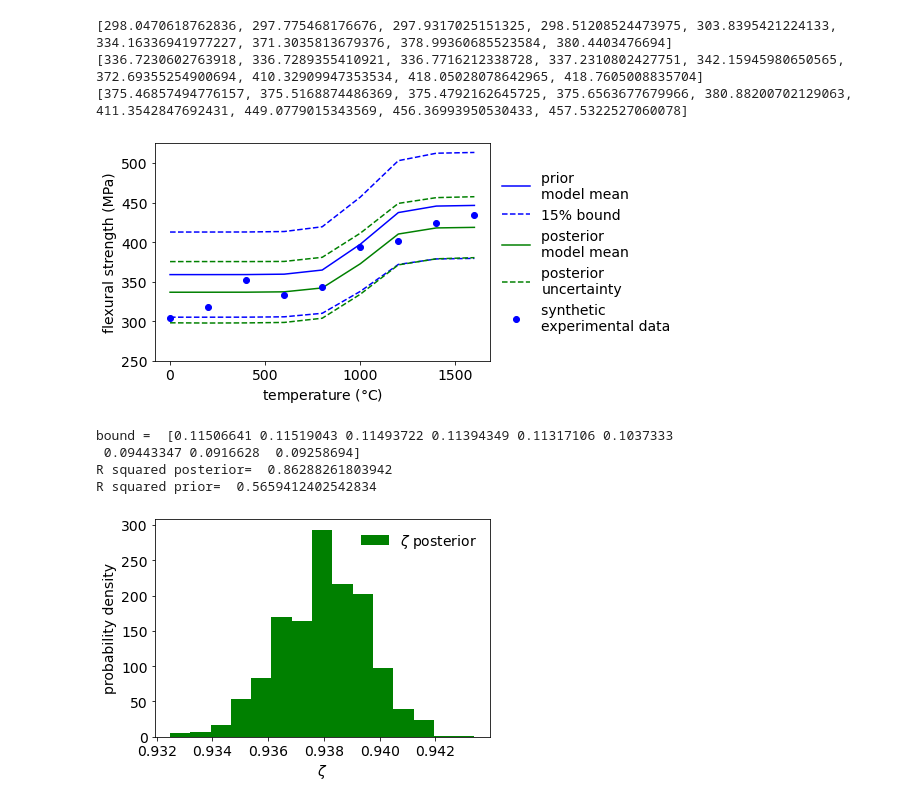
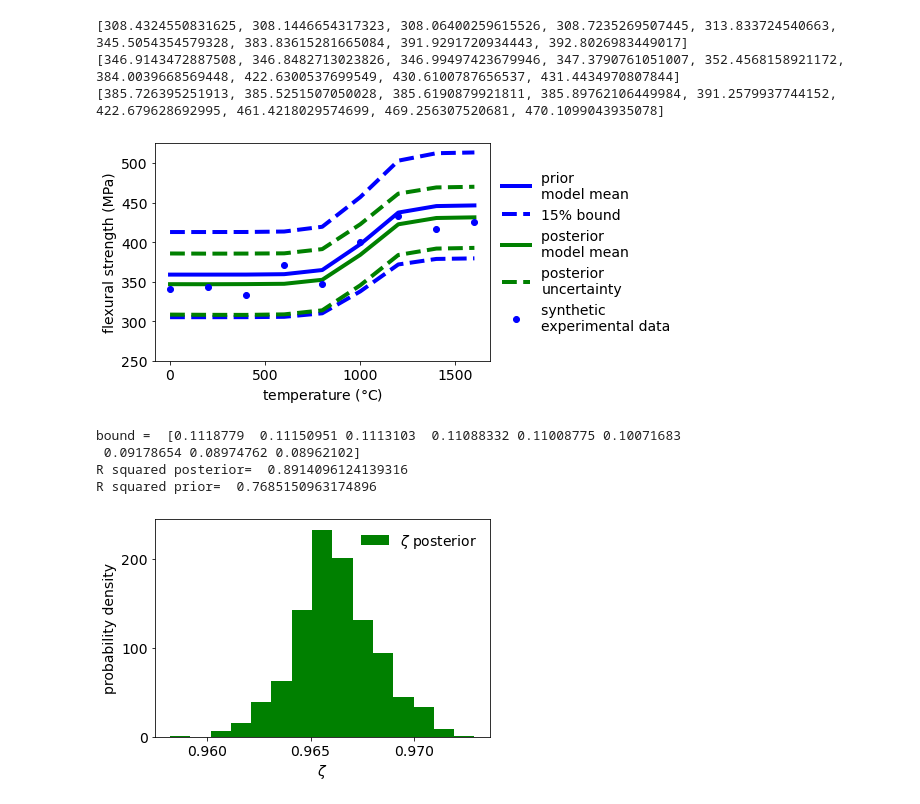
Before and after one commit to ChenReaction/managing_uncertainty, a Jupyter notebook: Bayes_flex_strength_20220916.ipynb, the cells around one changed output. Drawn from its saved outputs; the diff is of its cells as text; code cells hidden in the pictures.

```diff
--- a/Bayes_flex_strength_20220916.ipynb
+++ b/Bayes_flex_strength_20220916.ipynb
@@ -34,8 +34,8 @@ class ip:
     mu_prior = np.array([1.0])
     cov_prior = np.array([1.0])
 
-    synth_exp = np.array([303.78800408, 317.47338596, 351.81246919, 333.06652442, 343.87121988,
-                    393.48889663, 401.80579517, 424.7875635, 433.83970035])
+    synth_exp = np.array([341.34307562, 343.39421741, 332.72204114, 370.54835985,
+                      347.52350974, 400.16028132, 432.76704837, 417.17647725, 425.15201902])
     Q_mu = np.array([0])
     Q_cov = cov_prior
     #main function to get samples
@@ -141,19 +141,19 @@ print(FS_lower_bound)
 print(FS_mean)
 print(FS_upper_bound)
 
-synth_exp = np.array([303.78800408, 317.47338596, 351.81246919, 333.06652442, 343.87121988,
-                    393.48889663, 401.80579517, 424.7875635, 433.83970035])
+synth_exp = np.array([341.34307562, 343.39421741, 332.72204114, 370.54835985,
+                      347.52350974, 400.16028132, 432.76704837, 417.17647725, 425.15201902])
 
 FS = 359+87.6/(1+np.exp(-0.012*(T-1020.67)))
 FS_upper_15_percent = 1.15*359+1.15*87.6/(1+np.exp(-0.012*(T-1020.67)))
 FS_lower_15_percent = 0.85*359+0.85*87.6/(1+np.exp(-0.012*(T-1020.67)))
 
-plt.plot(T,FS,'b',label = 'prior \nmodel mean')
-plt.plot(T,FS_upper_15_percent,'b--', label = '15% bound')
-plt.plot(T,FS_lower_15_percent,'b--')
-plt.plot(T,FS_mean,'g',label = 'posterior \nmodel mean')
-plt.plot(T,FS_upper_bound,'g--', label = 'posterior \nuncertainty')
-plt.plot(T,FS_lower_bound,'g--')
+plt.plot(T,FS,'b', linewidth = 4, label = 'prior \nmodel mean')
+plt.plot(T,FS_upper_15_percent,'b--', linewidth = 4, label = '15% bound')
+plt.plot(T,FS_lower_15_percent,'b--',linewidth = 4)
+plt.plot(T,FS_mean,'g',linewidth = 4,label = 'posterior \nmodel mean')
+plt.plot(T,FS_upper_bound,'g--',linewidth = 4, label = 'posterior \nuncertainty')
+plt.plot(T,FS_lower_bound,'g--',linewidth = 4)
 plt.plot(T,synth_exp,'bo',label = 'synthetic \nexperimental data') #standard deviation 20 MPa
 plt.ylim([250,525])
 # Put a legend to the right of the current axis
@@ -161,32 +161,34 @@ plt.legend(loc='center left', bbox_to_anchor=(1, 0.5),frameon=False)
 #plt.legend(loc='upper left')
 plt.ylabel(r'flexural strength (MPa)')
 plt.xlabel(r'temperature ($\degree$C)')
-plt.savefig('Bayes_flexural_strength_shifted_down.png',dpi=300,bbox_inches='tight')
+plt.savefig('Bayes_flexural_strength_centered.png',dpi=300,bbox_inches='tight')
 # %% [output]
-[298.0470618762836, 297.775468176676, 297.9317025151325, 298.51208524473975, 303.8395421224133, 334.16336941977227, 371.3035813679376, 378.99360685523584, 380.4403476694]
-[336.7230602763918, 336.7289355410921, 336.7716212338728, 337.2310802427751, 342.15945980650565, 372.69355254900694, 410.32909947353534, 418.05028078642965, 418.7605008835704]
-[375.46857494776157, 375.5168874486369, 375.4792162645725, 375.6563677679966, 380.88200702129063, 411.3542847692431, 449.0779015343569, 456.36993950530433, 457.5322527060078]
+[308.4324550831625, 308.1446654317323, 308.06400259615526, 308.7235269507445, 313.833724540663, 345.5054354579328, 383.83615281665084, 391.9291720934443, 392.8026983449017]
+[346.9143472887508, 346.8482713023826, 346.99497423679946, 347.3790761051007, 352.4568158921172, 384.0039668569448, 422.6300537699549, 430.6100787656537, 431.4434970807844]
+[385.726395251913, 385.5251507050028, 385.6190879921811, 385.89762106449984, 391.2579937744152, 422.679628692995, 461.4218029574699, 469.256307520681, 470.1099043935078]
-[figure, old version]
+[figure, new version]
 # %%
 
 FS_upper_bound = np.array(FS_upper_bound)
 FS_mean = np.array(FS_mean)
 print("bound = ", (FS_upper_bound - FS_mean) / FS_mean)
 SSE = np.sum(np.power(FS_mean - synth_exp,2))
 TSS = np.sum(np.power(synth_exp - np.mean(synth_exp),2))
 print("R squared posterior= ", 1 - SSE/TSS)
 SSE_pri = np.sum(np.power(FS - synth_exp,2))
 print("R squared prior= ", 1 - SSE_pri/TSS)
 zeta_prior = 1 + np.random.randn(40000)
 samples = samples.flatten()
 plt.hist(samples,label=r'$\zeta$ posterior',color='g',bins=15,density=True)
 plt.xlabel(r'$\zeta$')
 plt.ylabel(r'probability density')
 plt.legend(frameon=False)
-plt.savefig('Bayes_zeta_param_shifted_down.png',dpi=300,bbox_inches='tight')
+plt.locator_params(axis='y', nbins=4)
+plt.locator_params(axis='x', nbins=4)
+plt.savefig('Bayes_zeta_param_centered.png',dpi=300,bbox_inches='tight')
 # %% [output]
-bound =  [0.11506641 0.11519043 0.11493722 0.11394349 0.11317106 0.1037333
- 0.09443347 0.0916628  0.09258694]
-R squared posterior=  0.86288261803942
-R squared prior=  0.5659412402542834
+bound =  [0.1118779  0.11150951 0.1113103  0.11088332 0.11008775 0.10071683
+ 0.09178654 0.08974762 0.08962102]
+R squared posterior=  0.8914096124139316
+R squared prior=  0.7685150963174896
-[figure, old version]
+[figure, new version]
```
Also changed, not shown: parts of 1 cell of this notebook, 15 other files.
